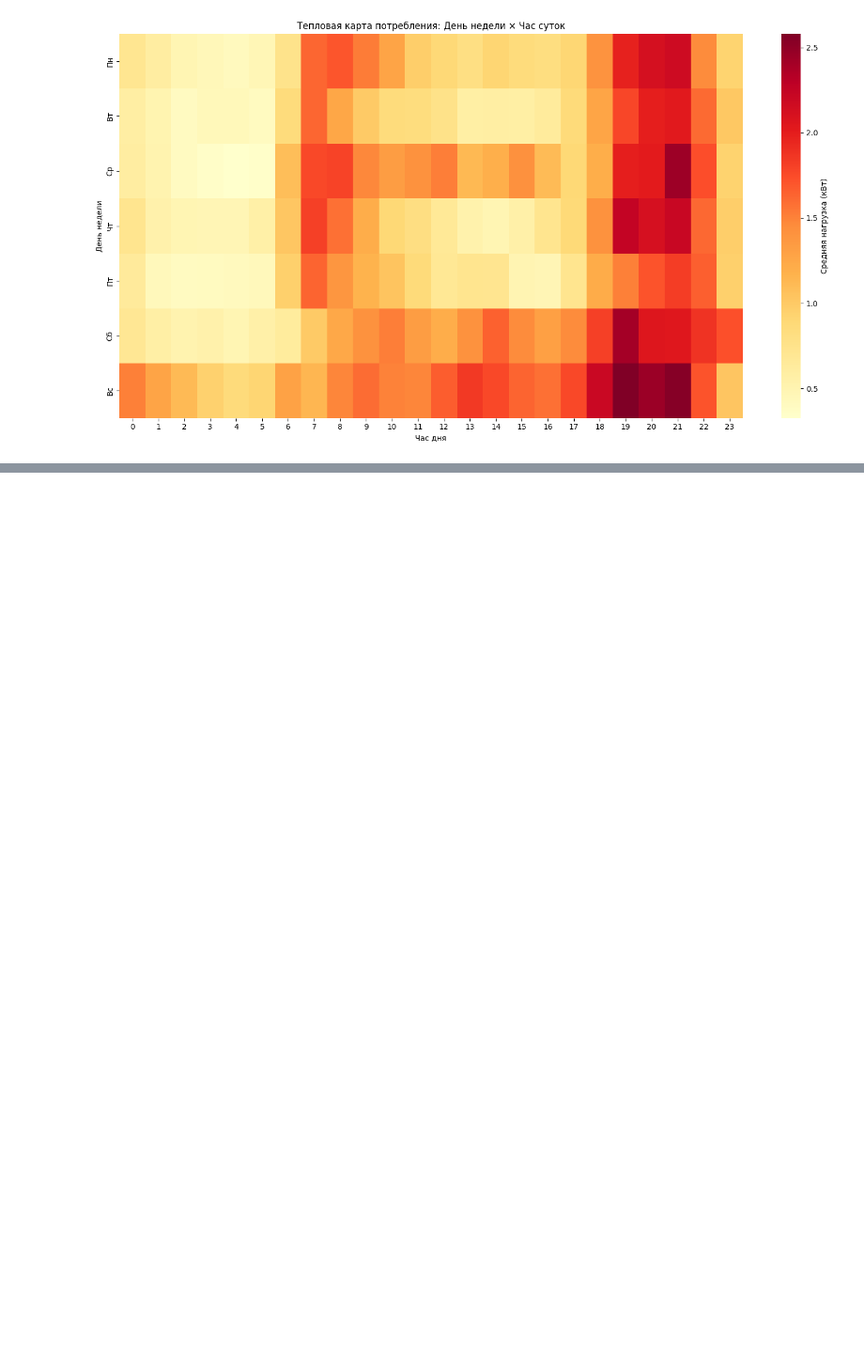
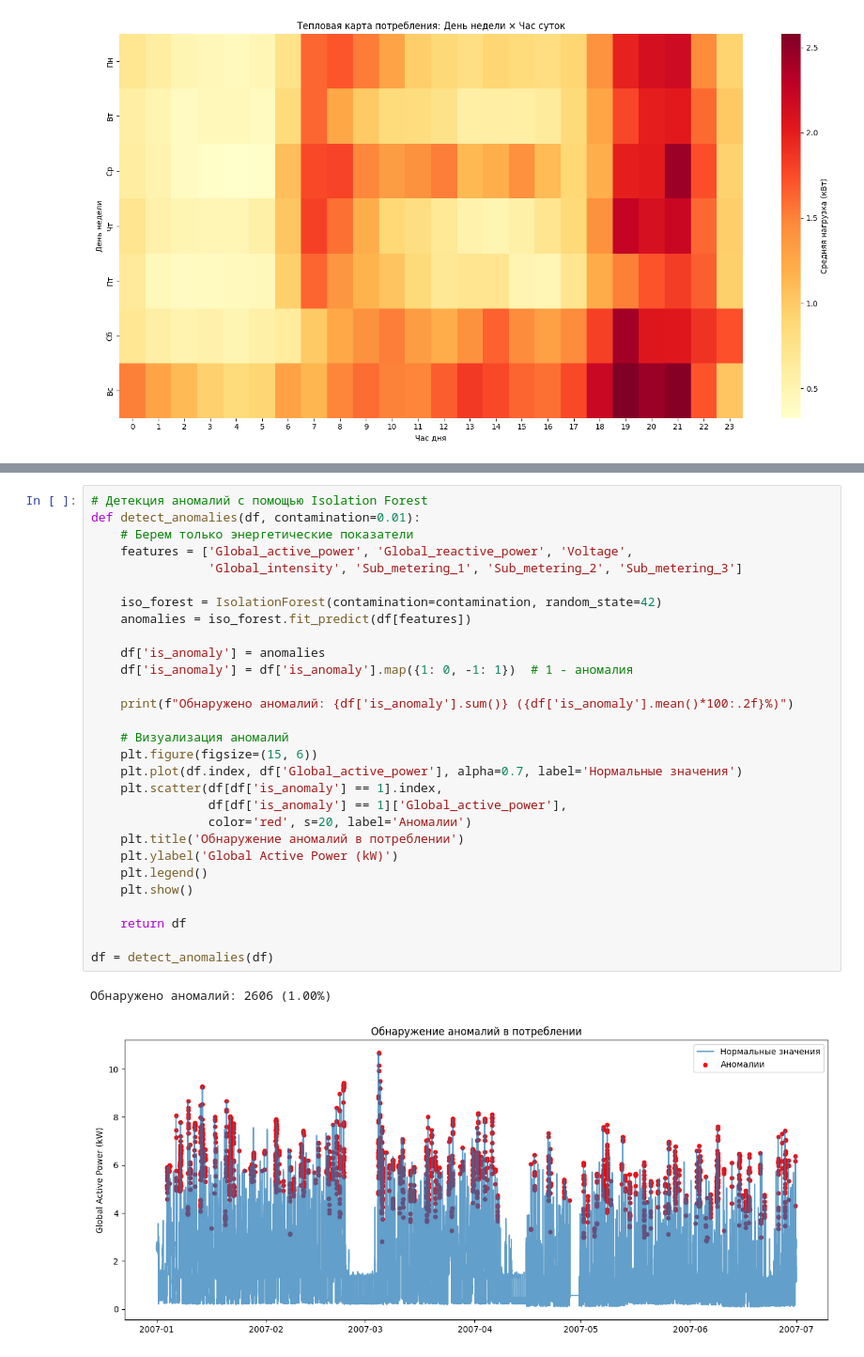
Before and after one commit to pogodaa/ML_cursovaya, a Jupyter notebook: main.ipynb, the cells around one changed output, grey strips where cells are left out. Shown at 94% size. Cells and saved outputs as stored; diff of their text form; blank space fills up the shorter version.

```diff
--- a/main.ipynb
+++ b/main.ipynb
@@ -1372,0 +1438,32 @@ plt.show()
+# %%
+# Детекция аномалий с помощью Isolation Forest
+def detect_anomalies(df, contamination=0.01):
+    # Берем только энергетические показатели
+    features = ['Global_active_power', 'Global_reactive_power', 'Voltage',
+                'Global_intensity', 'Sub_metering_1', 'Sub_metering_2', 'Sub_metering_3']
+
+    iso_forest = IsolationForest(contamination=contamination, random_state=42)
+    anomalies = iso_forest.fit_predict(df[features])
+
+    df['is_anomaly'] = anomalies
+    df['is_anomaly'] = df['is_anomaly'].map({1: 0, -1: 1})  # 1 - аномалия
+
+    print(f"Обнаружено аномалий: {df['is_anomaly'].sum()} ({df['is_anomaly'].mean()*100:.2f}%)")
+
+    # Визуализация аномалий
+    plt.figure(figsize=(15, 6))
+    plt.plot(df.index, df['Global_active_power'], alpha=0.7, label='Нормальные значения')
+    plt.scatter(df[df['is_anomaly'] == 1].index,
+                df[df['is_anomaly'] == 1]['Global_active_power'],
+                color='red', s=20, label='Аномалии')
+    plt.title('Обнаружение аномалий в потреблении')
+    plt.ylabel('Global Active Power (kW)')
+    plt.legend()
+    plt.show()
+
+    return df
+
+df = detect_anomalies(df)
+# %% [output]
+Обнаружено аномалий: 2606 (1.00%)
+[figure, added]
```
Also changed, not shown: parts of 7 cells of this notebook, 5 other files.
